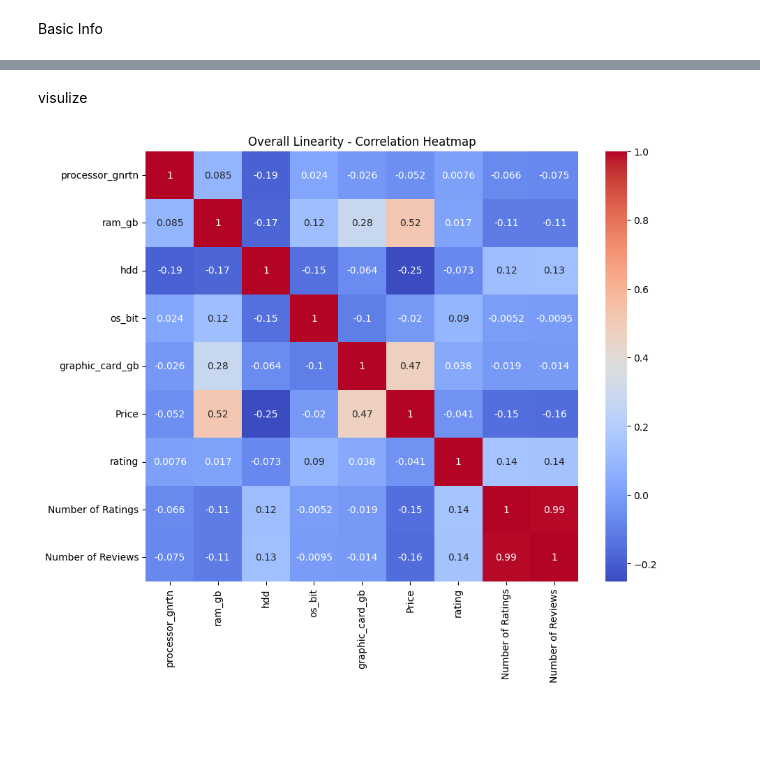
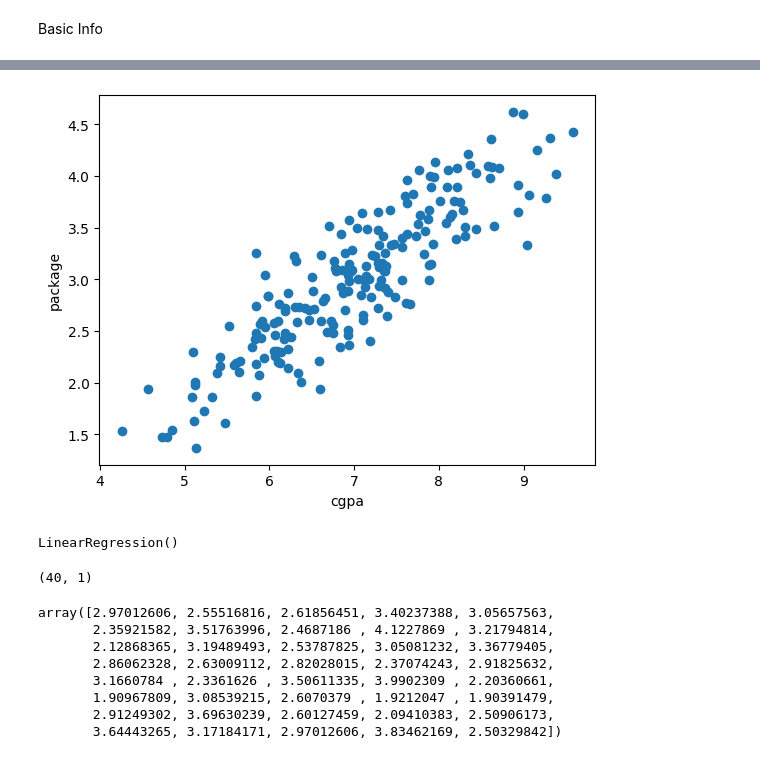
Before and after one commit to Adeela-saleem/MachineLearning_Algorithms, a Jupyter notebook: Supervised_Learning/Regression/LinearRegression.ipynb, the cells around one changed output, grey strips where cells are left out. Saved outputs shown, nothing was run; the diff lists cells and outputs as text; code cells hidden in the pictures; blank space fills up the shorter version.

```diff
--- a/Supervised_Learning/Regression/LinearRegression.ipynb
+++ b/Supervised_Learning/Regression/LinearRegression.ipynb
@@ -138,11 +78,0 @@ df['os_bit'] = df['os_bit'].str.replace('-bit', '', regex=False).astype('int32')
-# %%
-# ssd - "512 GB" -> 512
-df['ssd'] = df['ssd'].astype(str).str.replace('GB', '', regex=False)
-df['ssd'] = pd.to_numeric(df['ssd'], errors='coerce').astype('int32')
-# %%
-# graphic_card_gb - "0 GB" -> 0
-df['graphic_card_gb'] = df['graphic_card_gb'].str.replace('GB', '', regex=False).astype('int32')
-# %%
-# rating - "3 stars" -> 3
-df['rating'] = df['rating'].str.replace(' stars', '', regex=False).str.replace(' star', '', regex=False)
-df['rating'] = pd.to_numeric(df['rating'], errors='coerce')
@@ -305,2 +78,0 @@ plt.show()
-# %%
-df['processor_gnrtn'] = df['processor_gnrtn'].fillna(df['processor_gnrtn'].median())
@@ -328,10 +79,8 @@ dtype: int64
-# %% [markdown]
-visulize
-# %%
-#for numerical
-plt.figure(figsize=(10,8))
-sns.heatmap(df[numerical_cols].corr(), annot=True, cmap='coolwarm')
-plt.title('Overall Linearity - Correlation Heatmap')
-plt.show()
-# %% [output]
-[figure, removed]
+# %%
+import matplotlib.pyplot as plt
+plt.scatter(df['cgpa'],df['package'])
+plt.xlabel('cgpa')
+plt.ylabel('package')
+plt.show()
+# %% [output]
+[figure, added]
@@ -337,0 +97,19 @@ plt.show()
+# %%
+lr.fit(X_train,y_train)
+# %% [output]
+LinearRegression()
+# %%
+X_test.shape
+# %% [output]
+(40, 1)
+# %%
+lr.predict(X_test)
+# %% [output]
+array([2.97012606, 2.55516816, 2.61856451, 3.40237388, 3.05657563,
+       2.35921582, 3.51763996, 2.4687186 , 4.1227869 , 3.21794814,
+       2.12868365, 3.19489493, 2.53787825, 3.05081232, 3.36779405,
+       2.86062328, 2.63009112, 2.82028015, 2.37074243, 2.91825632,
+       3.1660784 , 2.3361626 , 3.50611335, 3.9902309 , 2.20360661,
+       1.90967809, 3.08539215, 2.6070379 , 1.9212047 , 1.90391479,
+       2.91249302, 3.69630239, 2.60127459, 2.09410383, 2.50906173,
+       3.64443265, 3.17184171, 2.97012606, 3.83462169, 2.50329842])
```
Also changed, not shown: parts of 33 cells of this notebook.
